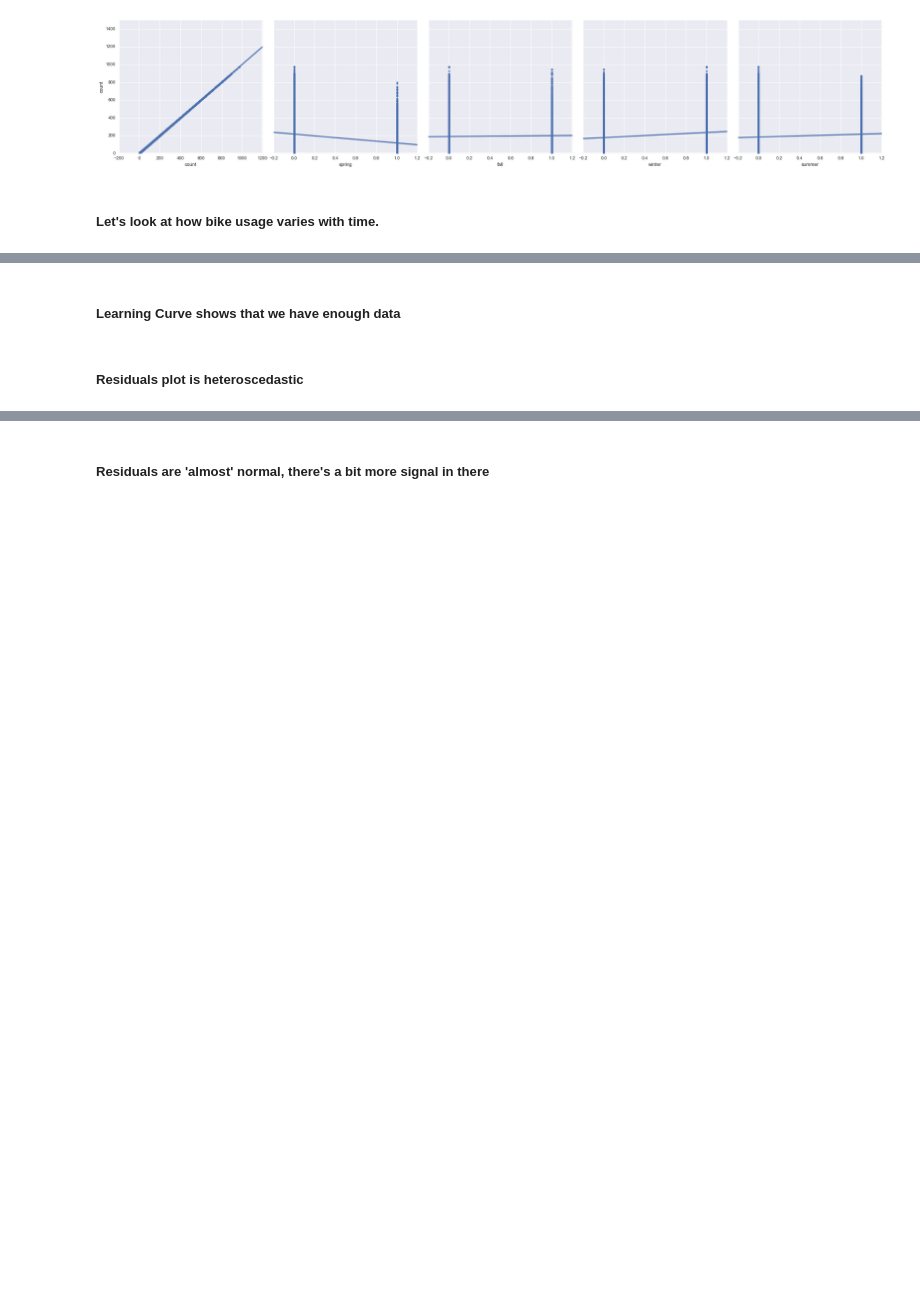
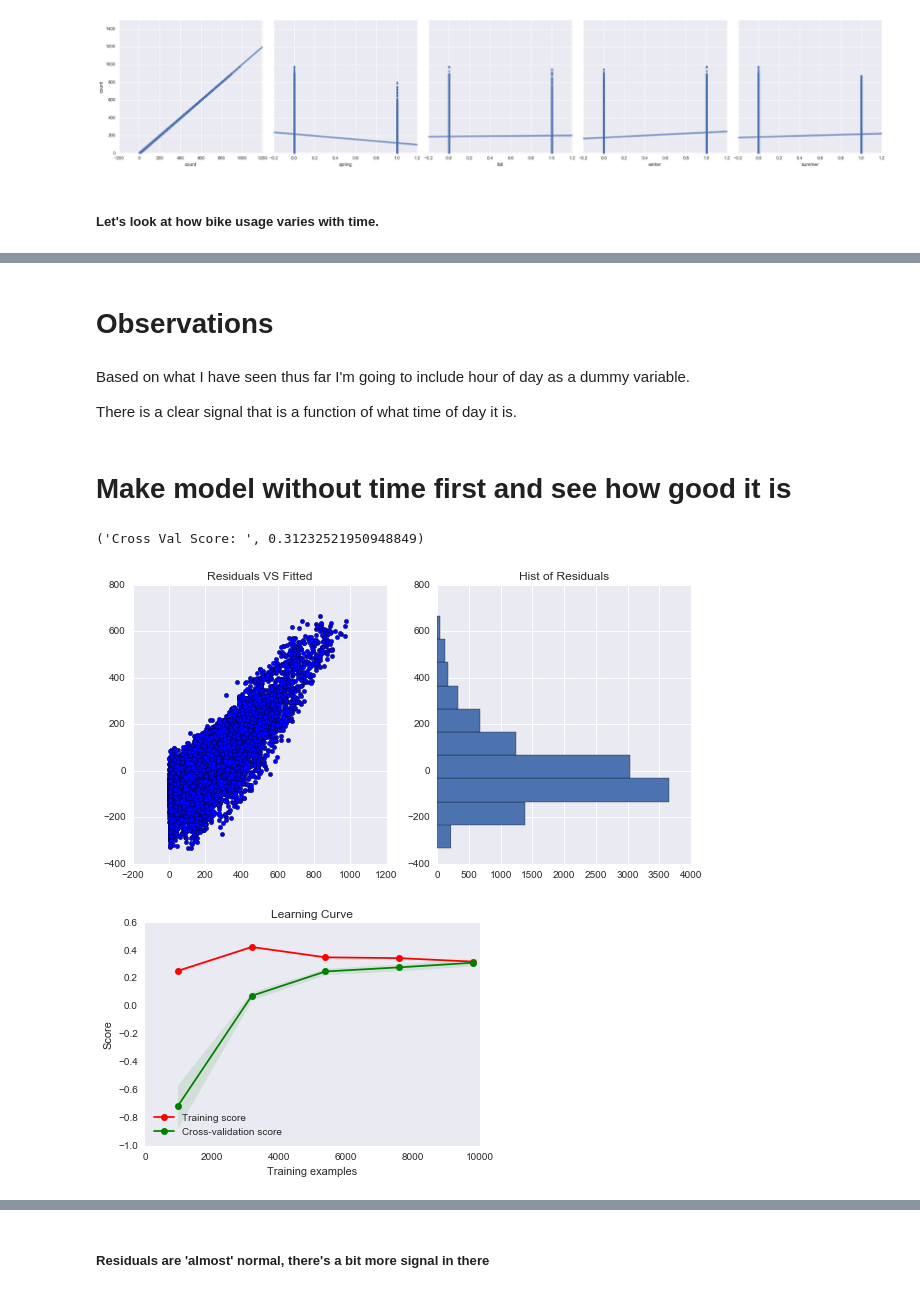
Before and after one commit to Ryanglambert/dc_bike_share_analysis, a Jupyter notebook: Bike_Share_EDA.ipynb, the cells around one changed output, grey strips where cells are left out. Saved outputs shown, nothing was run; the diff lists cells and outputs as text; code cells hidden in the pictures; blank space fills up the shorter version.

```diff
--- a/Bike_Share_EDA.ipynb
+++ b/Bike_Share_EDA.ipynb
@@ -181,3 +144,9 @@ plt.xlabel('Time of Day 24h')
+# %% [markdown]
+# Observations
+# %% [markdown]
+Based on what I have seen thus far I'm going to include hour of day as a dummy variable.
+
+There is a clear signal that is a function of what time of day it is.
 # %%
 def plot_learning_curve(estimator, title, X, y, ylim=None, cv=None,
                         n_jobs=1, train_sizes=np.linspace(.1, 1.0, 5)):
@@ -240,3 +257,5 @@ def plot_learning_curve(estimator, title, X, y, ylim=None, cv=None,
+# %% [markdown]
+# Make model without time first and see how good it is
 # %%
 y = train.iloc[:, 2]
 X = train.drop(['casual', 'registered', 'count'], axis=1)
@@ -248,11 +262,8 @@ est.score(X_test,y_test), est.score(X_train, y_train)
-# %% [markdown]
-##### Learning Curve shows that we have enough data
-# %%
-plot_learning_curve(est, 'Predict Bicycle Share Usage', X, y, cv=KFold(X.shape[0], n_folds=10, shuffle=True))
-# %% [markdown]
-##### Residuals plot is heteroscedastic
-# %%
-plot_learning_curve(est, 'Predict Bicycle Share Usage', X, y, cv=KFold(X.shape[0], n_folds=10, shuffle=True))
-y_pred = est.predict(X)
-residuals = y - y_pred
-plt.scatter(y, residuals)
+# %%
+est = make_pipeline(PolynomialFeatures(2), StandardScaler(), Ridge())
+est.fit(X, y)
+score_model(X, y, est)
+# %% [output]
+('Cross Val Score: ', 0.31232521950948849)
+[figure, added]
+[figure, added]
```
Also changed, not shown: parts of 28 cells of this notebook.
